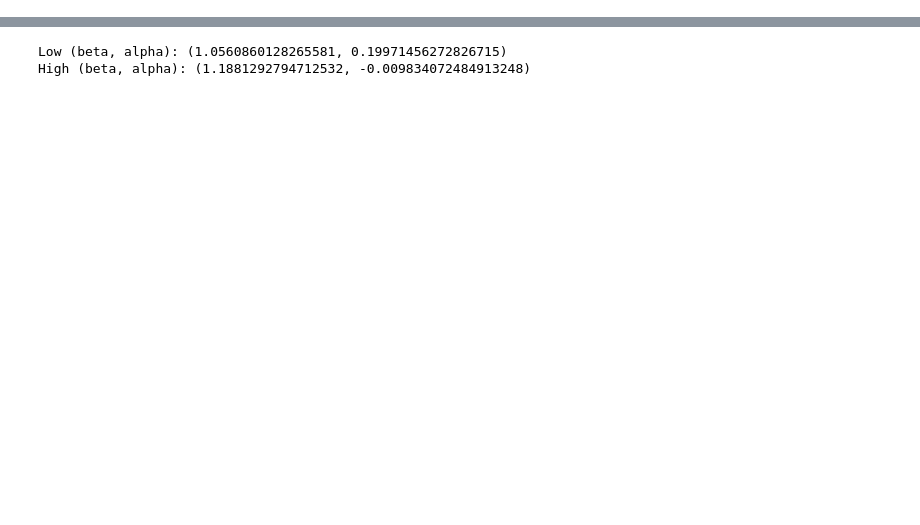
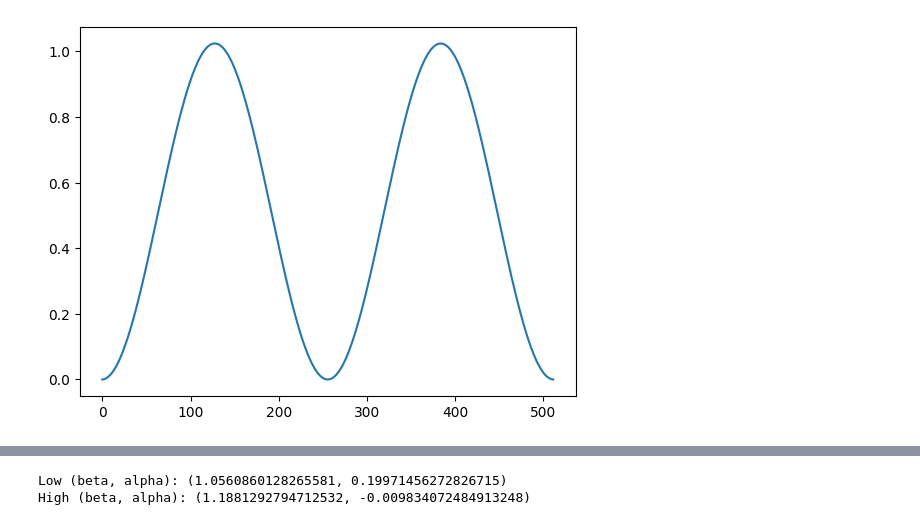
Before and after one commit to willhuang04/escfn_burgers, a Jupyter notebook: Clawpack_Burgers.ipynb, the cells around one changed output, grey strips where cells are left out. Drawn from its saved outputs; the diff is of its cells as text; code cells hidden in the pictures; blank space fills up the shorter version.

```diff
--- a/Clawpack_Burgers.ipynb
+++ b/Clawpack_Burgers.ipynb
@@ -118,0 +163,15 @@ plt.legend()
+# %%
+fig, ax = plt.subplots()
+line2 = ax.plot(sol[0][0][0,:])[0]
+plt.show()
+
+def update(frame):
+
+    line2.set_ydata(sol[0][frame][0,:])
+    return line2
+
+ani = animation.FuncAnimation(fig=fig, func=update, frames=len(sol[0]), interval=100)
+plt.show()
+ani.save(filename="gifs/homo_dirich_burgers_sin_long.gif", writer="pillow")
+# %% [output]
+[figure, added]
```
Also changed, not shown: parts of 10 cells of this notebook, 8 other files.
